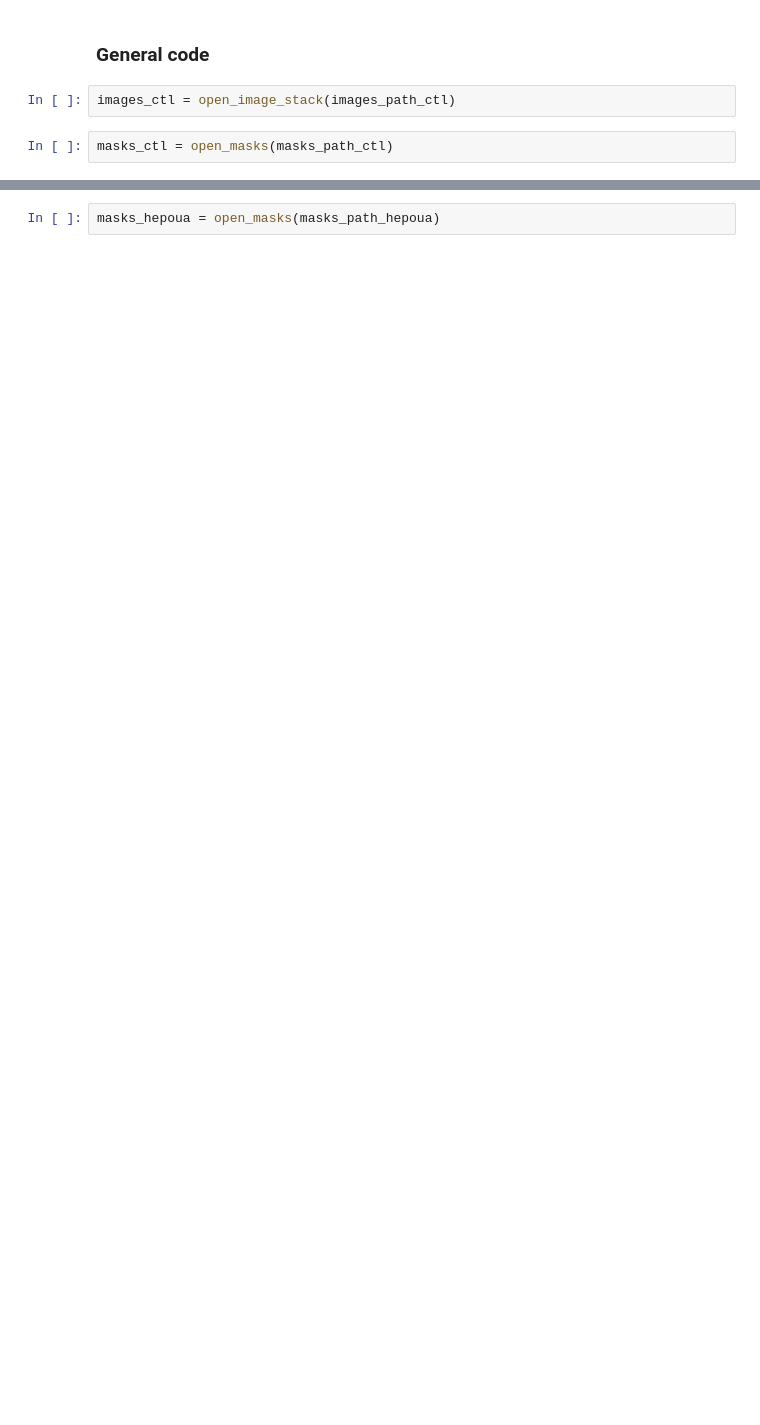
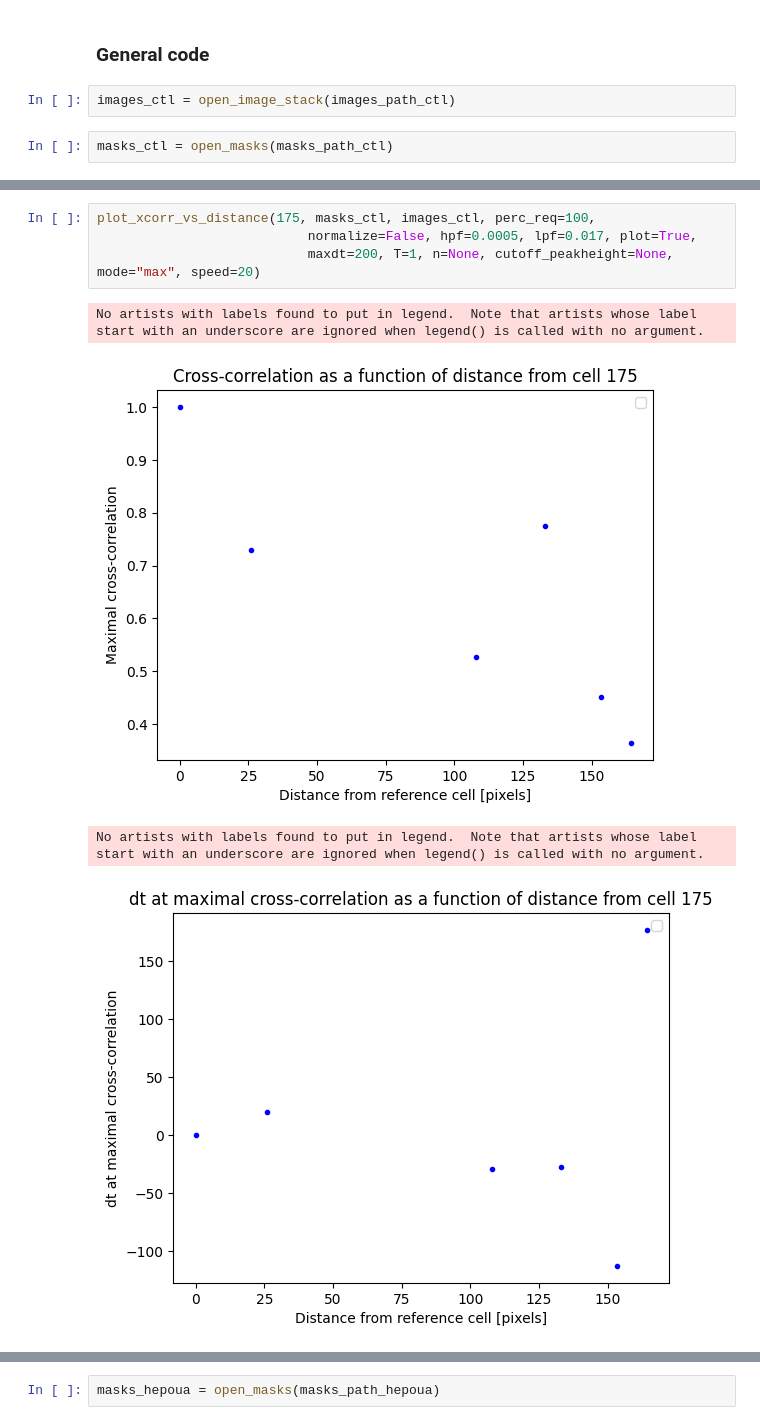
Before and after one commit to h-israelsson/Master2023, a Jupyter notebook: testing.ipynb, the cells around one changed output, grey strips where cells are left out. Drawn from its saved outputs; the diff is of its cells as text; blank space fills up the shorter version.

```diff
--- a/testing.ipynb
+++ b/testing.ipynb
@@ -124,0 +283,9 @@ images_hepoua = images_hepoua[17:]
+# %%
+plot_xcorr_vs_distance(175, masks_ctl, images_ctl, perc_req=100,
+                           normalize=False, hpf=0.0005, lpf=0.017, plot=True,
+                           maxdt=200, T=1, n=None, cutoff_peakheight=None, mode="max", speed=20)
+# %% [output]
+No artists with labels found to put in legend.  Note that artists whose label start with an underscore are ignored when legend() is called with no argument.
+[figure, added]
+No artists with labels found to put in legend.  Note that artists whose label start with an underscore are ignored when legend() is called with no argument.
+[figure, added]
```
Also changed, not shown: parts of 103 cells of this notebook.
